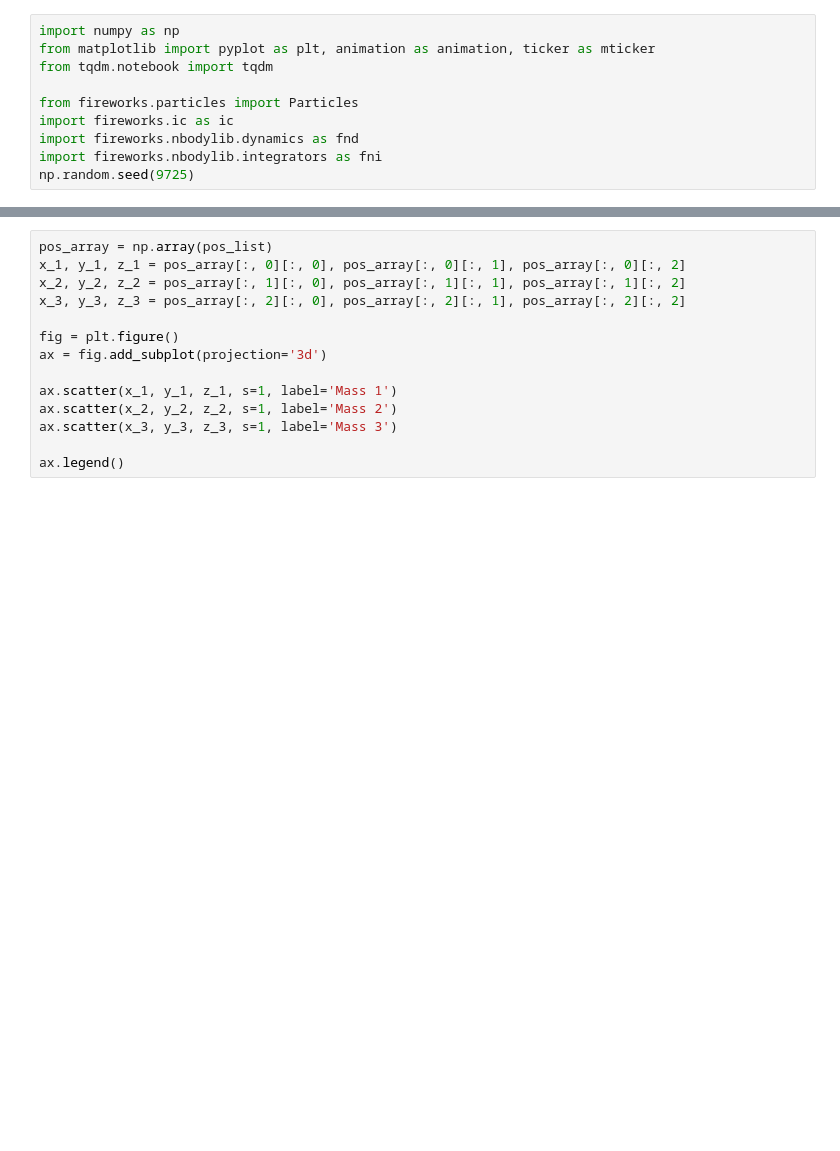
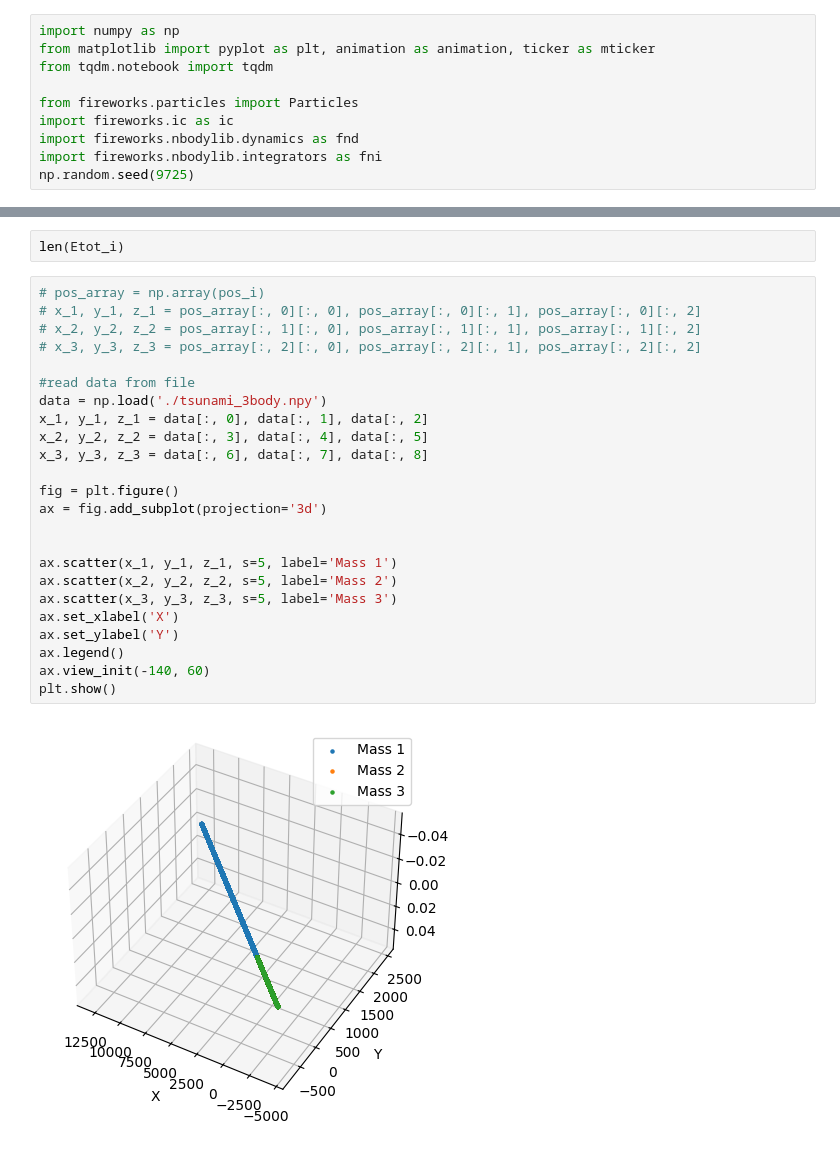
Before and after one commit to Berto70/pod_compastro23, a Jupyter notebook: assignment_3/3body.ipynb, the cells around one changed output, grey strips where cells are left out. Drawn from its saved outputs; the diff is of its cells as text; blank space fills up the shorter version.

```diff
--- a/assignment_3/3body.ipynb
+++ b/assignment_3/3body.ipynb
@@ -40,14 +95,28 @@ for t in tqdm(tintermediate):
+# %%
+len(Etot_i)
 # %%
-pos_array = np.array(pos_list)
-x_1, y_1, z_1 = pos_array[:, 0][:, 0], pos_array[:, 0][:, 1], pos_array[:, 0][:, 2]
-x_2, y_2, z_2 = pos_array[:, 1][:, 0], pos_array[:, 1][:, 1], pos_array[:, 1][:, 2]
-x_3, y_3, z_3 = pos_array[:, 2][:, 0], pos_array[:, 2][:, 1], pos_array[:, 2][:, 2]
+# pos_array = np.array(pos_i)
+# x_1, y_1, z_1 = pos_array[:, 0][:, 0], pos_array[:, 0][:, 1], pos_array[:, 0][:, 2]
+# x_2, y_2, z_2 = pos_array[:, 1][:, 0], pos_array[:, 1][:, 1], pos_array[:, 1][:, 2]
+# x_3, y_3, z_3 = pos_array[:, 2][:, 0], pos_array[:, 2][:, 1], pos_array[:, 2][:, 2]
+
+#read data from file
+data = np.load('./tsunami_3body.npy')
+x_1, y_1, z_1 = data[:, 0], data[:, 1], data[:, 2]
+x_2, y_2, z_2 = data[:, 3], data[:, 4], data[:, 5]
+x_3, y_3, z_3 = data[:, 6], data[:, 7], data[:, 8]
 
 fig = plt.figure()
 ax = fig.add_subplot(projection='3d')
 
-ax.scatter(x_1, y_1, z_1, s=1, label='Mass 1')
-ax.scatter(x_2, y_2, z_2, s=1, label='Mass 2')
-ax.scatter(x_3, y_3, z_3, s=1, label='Mass 3')
 
+ax.scatter(x_1, y_1, z_1, s=5, label='Mass 1')
+ax.scatter(x_2, y_2, z_2, s=5, label='Mass 2')
+ax.scatter(x_3, y_3, z_3, s=5, label='Mass 3')
+ax.set_xlabel('X')
+ax.set_ylabel('Y')
 ax.legend()
+ax.view_init(-140, 60)
+plt.show()
+# %% [output]
+[figure, added]
```
Also changed, not shown: parts of 5 cells of this notebook, 4 other files.
